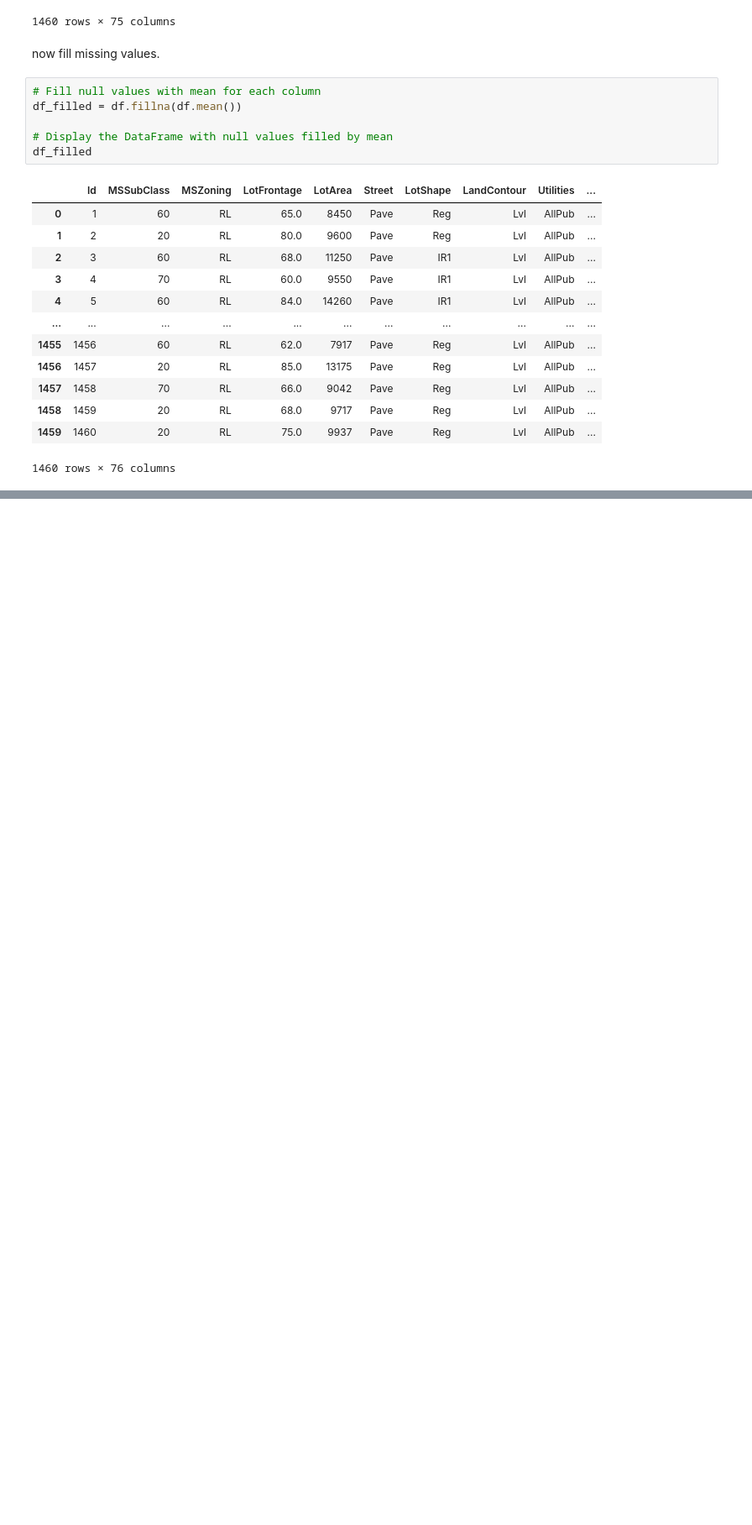
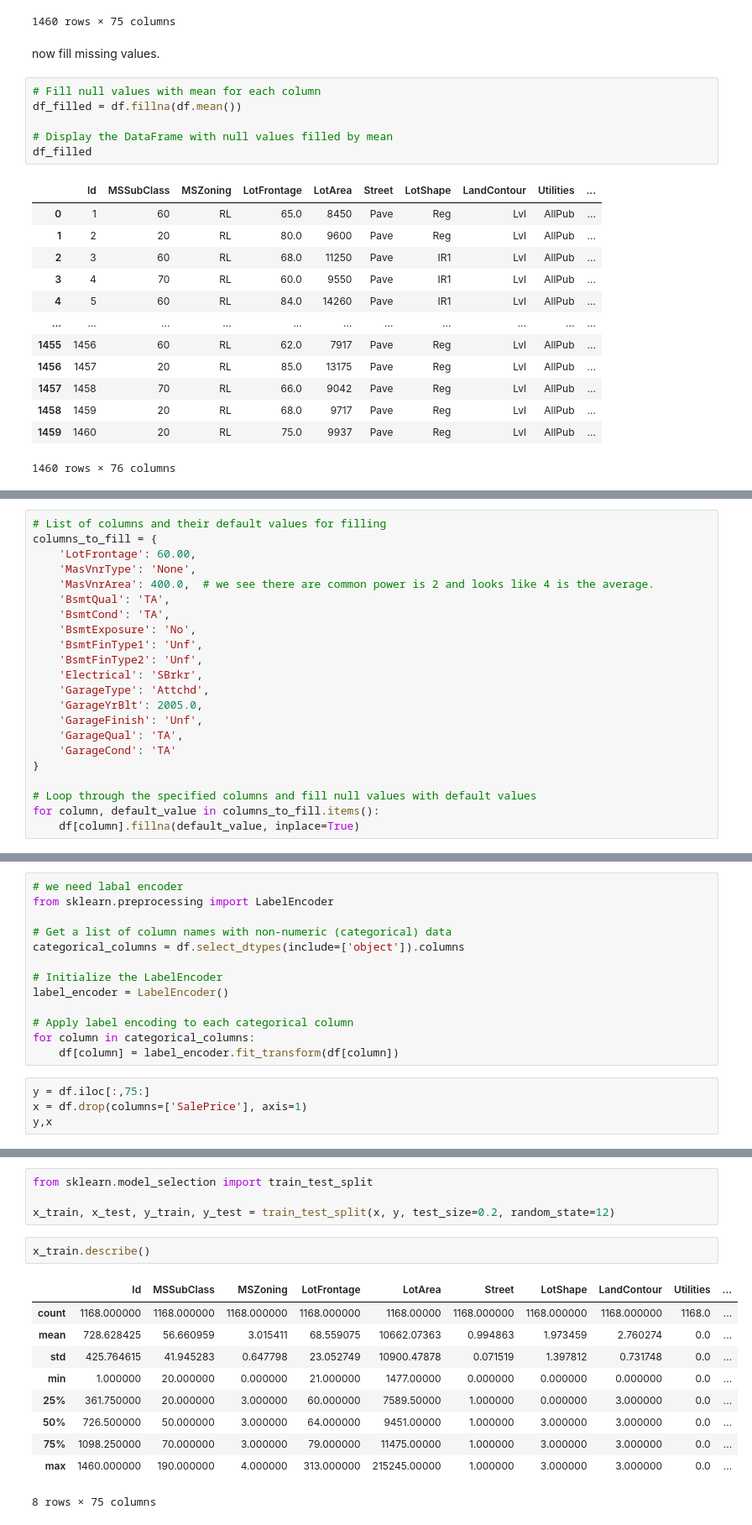
Before and after one commit to DinankSoni/ML_projects, a Jupyter notebook: House Prices Predict.ipynb, the cells around one changed output, grey strips where cells are left out. Shown at 84% size. Drawn from its saved outputs; the diff is of its cells as text; blank space fills up the shorter version.

```diff
--- a/House Prices Predict.ipynb
+++ b/House Prices Predict.ipynb
@@ -548,0 +206,22 @@ dtype: int64
+# %%
+# List of columns and their default values for filling
+columns_to_fill = {
+    'LotFrontage': 60.00,
+    'MasVnrType': 'None',
+    'MasVnrArea': 400.0,  # we see there are common power is 2 and looks like 4 is the average.
+    'BsmtQual': 'TA',
+    'BsmtCond': 'TA',
+    'BsmtExposure': 'No',
+    'BsmtFinType1': 'Unf',
+    'BsmtFinType2': 'Unf',
+    'Electrical': 'SBrkr',
+    'GarageType': 'Attchd',
+    'GarageYrBlt': 2005.0,
+    'GarageFinish': 'Unf',
+    'GarageQual': 'TA',
+    'GarageCond': 'TA'
+}
+
+# Loop through the specified columns and fill null values with default values
+for column, default_value in columns_to_fill.items():
+    df[column].fillna(default_value, inplace=True)
@@ -548,0 +235,17 @@ dtype: int64
+# %%
+# we need labal encoder
+from sklearn.preprocessing import LabelEncoder
+
+# Get a list of column names with non-numeric (categorical) data
+categorical_columns = df.select_dtypes(include=['object']).columns
+
+# Initialize the LabelEncoder
+label_encoder = LabelEncoder()
+
+# Apply label encoding to each categorical column
+for column in categorical_columns:
+    df[column] = label_encoder.fit_transform(df[column])
+# %%
+y = df.iloc[:,75:]
+x = df.drop(columns=['SalePrice'], axis=1)
+y,x
@@ -548,0 +270,17 @@ dtype: int64
+# %%
+from sklearn.model_selection import train_test_split
+
+x_train, x_test, y_train, y_test = train_test_split(x, y, test_size=0.2, random_state=12)
+# %%
+x_train.describe()
+# %% [output]
+|  | Id | MSSubClass | MSZoning | LotFrontage | LotArea | Street | LotShape | LandContour | Utilities | ... |
+| count | 1168.000000 | 1168.000000 | 1168.000000 | 1168.000000 | 1168.00000 | 1168.000000 | 1168.000000 | 1168.000000 | 1168.0 | ... |
+| mean | 728.628425 | 56.660959 | 3.015411 | 68.559075 | 10662.07363 | 0.994863 | 1.973459 | 2.760274 | 0.0 | ... |
+| std | 425.764615 | 41.945283 | 0.647798 | 23.052749 | 10900.47878 | 0.071519 | 1.397812 | 0.731748 | 0.0 | ... |
+| min | 1.000000 | 20.000000 | 0.000000 | 21.000000 | 1477.00000 | 0.000000 | 0.000000 | 0.000000 | 0.0 | ... |
+| 25% | 361.750000 | 20.000000 | 3.000000 | 60.000000 | 7589.50000 | 1.000000 | 0.000000 | 3.000000 | 0.0 | ... |
+| 50% | 726.500000 | 50.000000 | 3.000000 | 64.000000 | 9451.00000 | 1.000000 | 3.000000 | 3.000000 | 0.0 | ... |
+| 75% | 1098.250000 | 70.000000 | 3.000000 | 79.000000 | 11475.00000 | 1.000000 | 3.000000 | 3.000000 | 0.0 | ... |
+| max | 1460.000000 | 190.000000 | 4.000000 | 313.000000 | 215245.00000 | 1.000000 | 3.000000 | 3.000000 | 0.0 | ... |
+8 rows × 75 columns
```
Also changed, not shown: parts of 55 cells of this notebook.
